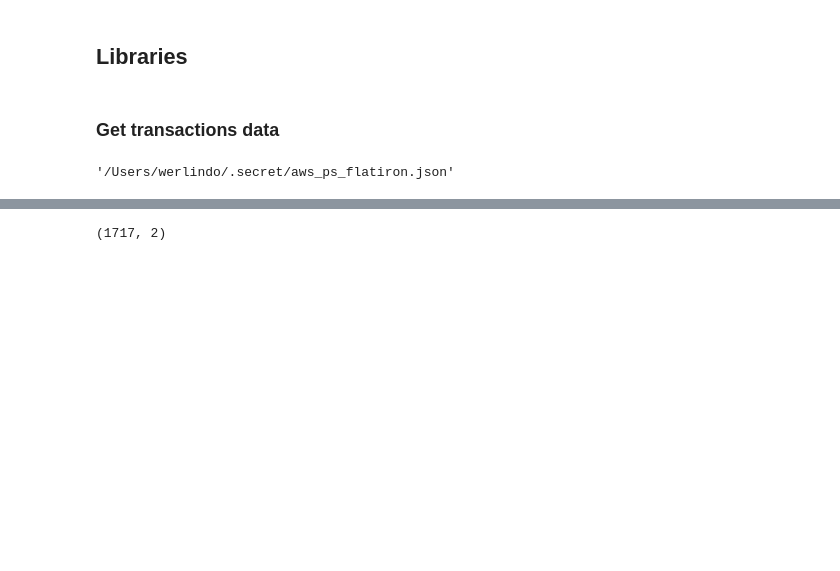
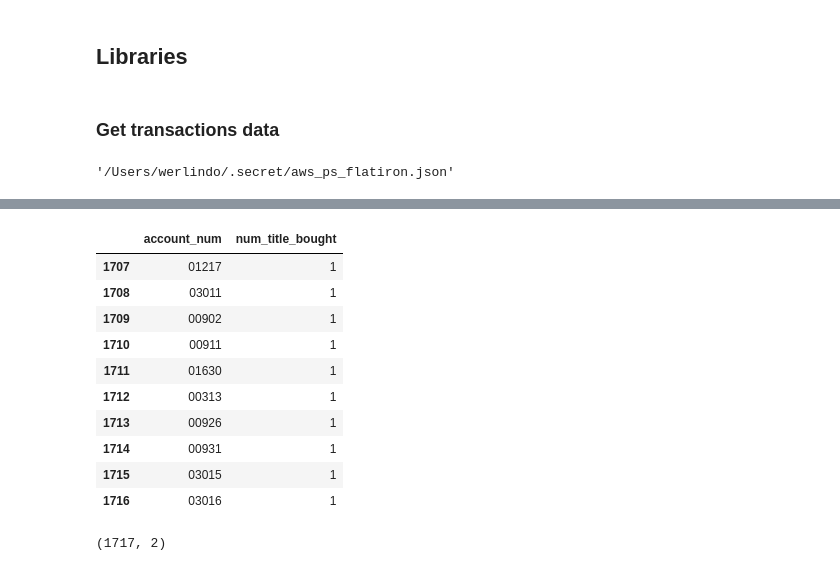
Before and after one commit to werlindo/comics_rx, a Jupyter notebook: comics_rx-2_eda.ipynb, the cells around one changed output, grey strips where cells are left out. Cells and saved outputs as stored; diff of their text form; code cells hidden in the pictures; blank space fills up the shorter version.

```diff
--- a/comics_rx-2_eda.ipynb
+++ b/comics_rx-2_eda.ipynb
@@ -83,3 +97,17 @@ temp_df.columns = [col.name for col in cur.description]
+# %%
+temp_df.tail(10)
+# %% [output]
+|  | account_num | num_title_bought |
+| 1707 | 01217 | 1 |
+| 1708 | 03011 | 1 |
+| 1709 | 00902 | 1 |
+| 1710 | 00911 | 1 |
+| 1711 | 01630 | 1 |
+| 1712 | 00313 | 1 |
+| 1713 | 00926 | 1 |
+| 1714 | 00931 | 1 |
+| 1715 | 03015 | 1 |
+| 1716 | 03016 | 1 |
 # %%
 temp_df.shape
 # %% [output]
```
Also changed, not shown: parts of 25 cells of this notebook.
